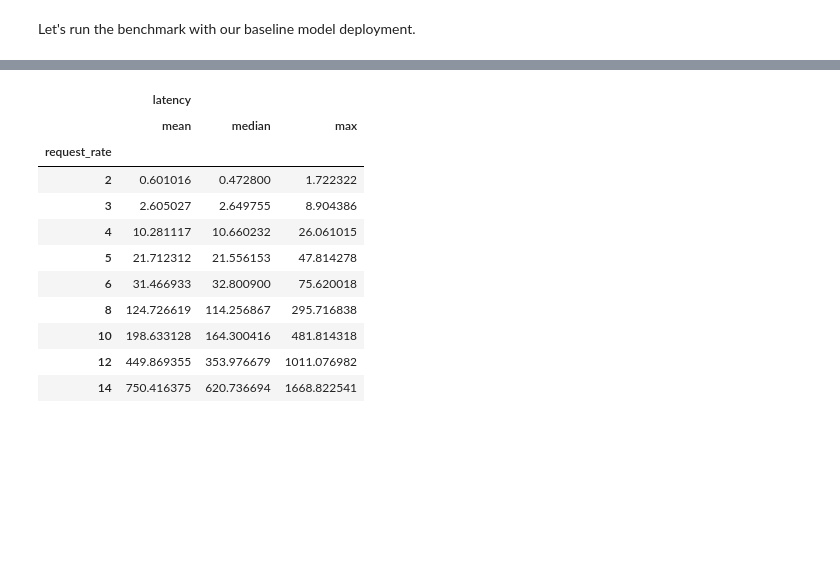
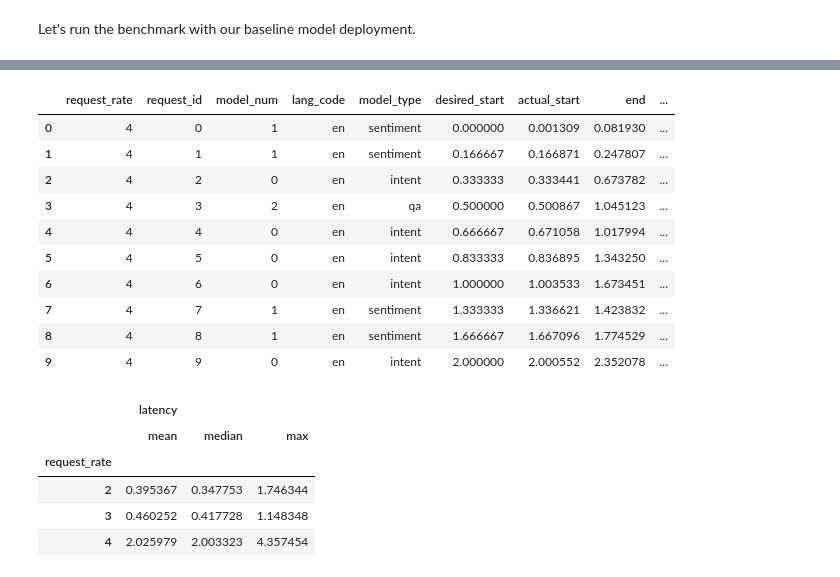
Before and after one commit to project-codeflare/zero-copy-model-loading, a Jupyter notebook: notebooks/benchmark.ipynb, the cells around one changed output, grey strips where cells are left out. Cells and saved outputs as stored; diff of their text form; code cells hidden in the pictures; blank space fills up the shorter version.

```diff
--- a/notebooks/benchmark.ipynb
+++ b/notebooks/benchmark.ipynb
@@ -485,0 +502,7 @@ The "generate" model takes 1.879 seconds.
+# %%
+TORCHSERVE_PORT = 8080
+
+# Test with each model type
+for model_type in MODEL_INPUTS.keys():
+    times = call_model(model_type, 'en', TORCHSERVE_PORT)
+    print(f'The "{model_type}" model takes {times[2] - times[1]:1.3f} seconds.')
@@ -697,17 +738,2 @@ run_benchmark(call_model, 6, 5, MODEL_ID_TO_PARAMS)
 # %% [markdown]
 Let's run the benchmark with our baseline model deployment.
-# %%
-# Run the benchmark at multiple different request rates
-REQUEST_RATES = (2, 3, 4, 5, 6,
-                 8, 10, 12, 14
-                )
-RUNNING_TIME_SEC = 60
-to_concat = []
-for request_rate in REQUEST_RATES:
-    print(f"Running at {request_rate} requests/sec.")
-    times = run_benchmark(call_model, request_rate, RUNNING_TIME_SEC,
-                          MODEL_ID_TO_PARAMS)
-    times.insert(0, "request_rate", request_rate)
-    to_concat.append(times)
-
-results = pd.concat(to_concat)
@@ -740,19 +802,33 @@ results[results["request_rate"] == 6]
+# %%
+# Show some example outputs
+results[results['request_rate'] == 4].head(10)
+# %% [output]
+|  | request_rate | request_id | model_num | lang_code | model_type | desired_start | actual_start | end | ... |
+| 0 | 4 | 0 | 1 | en | sentiment | 0.000000 | 0.001309 | 0.081930 | ... |
+| 1 | 4 | 1 | 1 | en | sentiment | 0.166667 | 0.166871 | 0.247807 | ... |
+| 2 | 4 | 2 | 0 | en | intent | 0.333333 | 0.333441 | 0.673782 | ... |
+| 3 | 4 | 3 | 2 | en | qa | 0.500000 | 0.500867 | 1.045123 | ... |
+| 4 | 4 | 4 | 0 | en | intent | 0.666667 | 0.671058 | 1.017994 | ... |
+| 5 | 4 | 5 | 0 | en | intent | 0.833333 | 0.836895 | 1.343250 | ... |
+| 6 | 4 | 6 | 0 | en | intent | 1.000000 | 1.003533 | 1.673451 | ... |
+| 7 | 4 | 7 | 1 | en | sentiment | 1.333333 | 1.336621 | 1.423832 | ... |
+| 8 | 4 | 8 | 1 | en | sentiment | 1.666667 | 1.667096 | 1.774529 | ... |
+| 9 | 4 | 9 | 0 | en | intent | 2.000000 | 2.000552 | 2.352078 | ... |
 # %%
-agg_results = results.groupby("request_rate").aggregate({"latency": ["mean", "median", "max"]})
+# Aggregate the results from the runs that didn't experience timeouts.
+timeout_rate = results['request_rate'].max()
+agg_results = (
+    results[results['request_rate'] < timeout_rate]
+    .groupby("request_rate")
+    .aggregate({"latency": ["mean", "median", "max"]}))
 agg_results
 # %% [output]
 |  | latency |  |  |
 |  | mean | median | max |
 | request_rate |  |  |  |
-| 2 | 0.601016 | 0.472800 | 1.722322 |
-| 3 | 2.605027 | 2.649755 | 8.904386 |
-| 4 | 10.281117 | 10.660232 | 26.061015 |
-| 5 | 21.712312 | 21.556153 | 47.814278 |
-| 6 | 31.466933 | 32.800900 | 75.620018 |
-| 8 | 124.726619 | 114.256867 | 295.716838 |
-| 10 | 198.633128 | 164.300416 | 481.814318 |
-| 12 | 449.869355 | 353.976679 | 1011.076982 |
-| 14 | 750.416375 | 620.736694 | 1668.822541 |
+| 2 | 0.395367 | 0.347753 | 1.746344 |
+| 3 | 0.460252 | 0.417728 | 1.148348 |
+| 4 | 2.025979 | 2.003323 | 4.357454 |
 # %%
 plt.scatter(agg_results.index, agg_results["latency", "mean"])
 plt.xlabel("Average Requests per Second")
```
Also changed, not shown: parts of 108 cells of this notebook, 2 other files.
